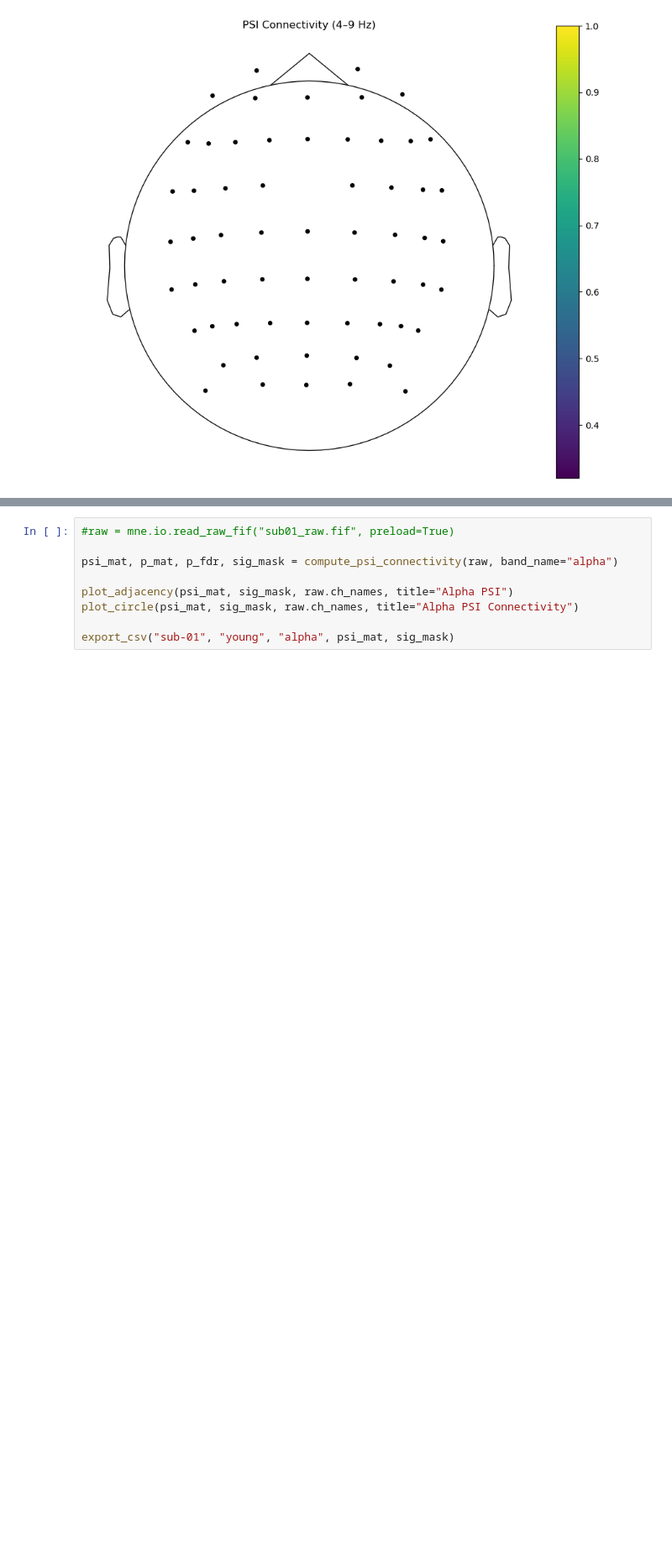
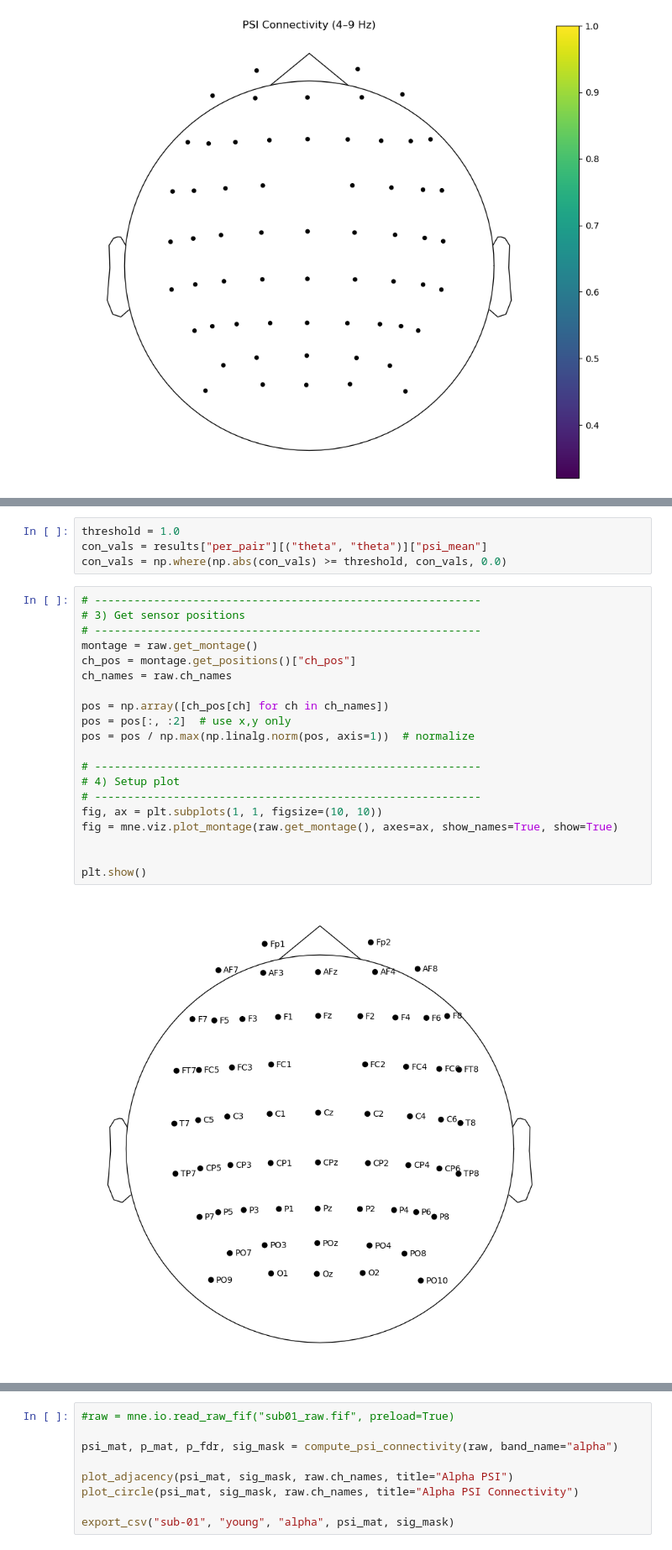
Before and after one commit to have4blast/eeg-mri-aging-analysis, a Jupyter notebook: psi copy.ipynb, the cells around one changed output, grey strips where cells are left out. Shown at 84% size. Drawn from its saved outputs; the diff is of its cells as text; blank space fills up the shorter version.

```diff
--- a/psi copy.ipynb
+++ b/psi copy.ipynb
@@ -580,0 +672,26 @@ plt.show()
+# %%
+threshold = 1.0
+con_vals = results["per_pair"][("theta", "theta")]["psi_mean"]
+con_vals = np.where(np.abs(con_vals) >= threshold, con_vals, 0.0)
+# %%
+# -----------------------------------------------------------
+# 3) Get sensor positions
+# -----------------------------------------------------------
+montage = raw.get_montage()
+ch_pos = montage.get_positions()["ch_pos"]
+ch_names = raw.ch_names
+
+pos = np.array([ch_pos[ch] for ch in ch_names])
+pos = pos[:, :2]  # use x,y only
+pos = pos / np.max(np.linalg.norm(pos, axis=1))  # normalize
+
+# -----------------------------------------------------------
+# 4) Setup plot
+# -----------------------------------------------------------
+fig, ax = plt.subplots(1, 1, figsize=(10, 10))
+fig = mne.viz.plot_montage(raw.get_montage(), axes=ax, show_names=True, show=True)
+
+
+plt.show()
+# %% [output]
+[figure, added]
```
Also changed, not shown: parts of 4 cells of this notebook, 9 other files.
